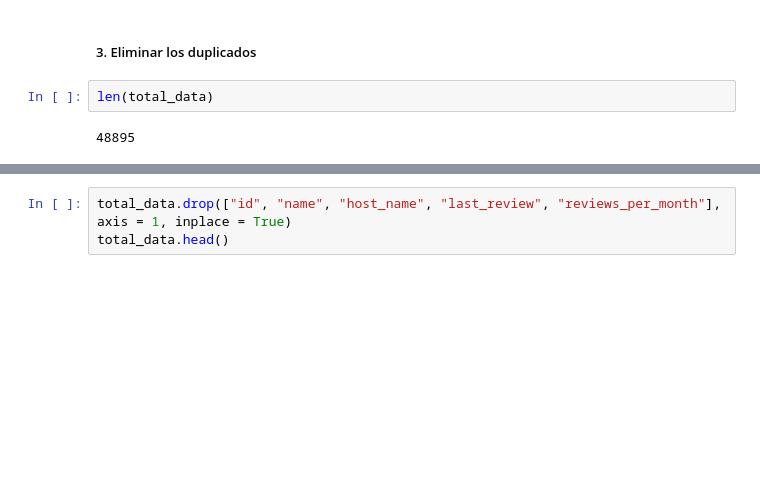
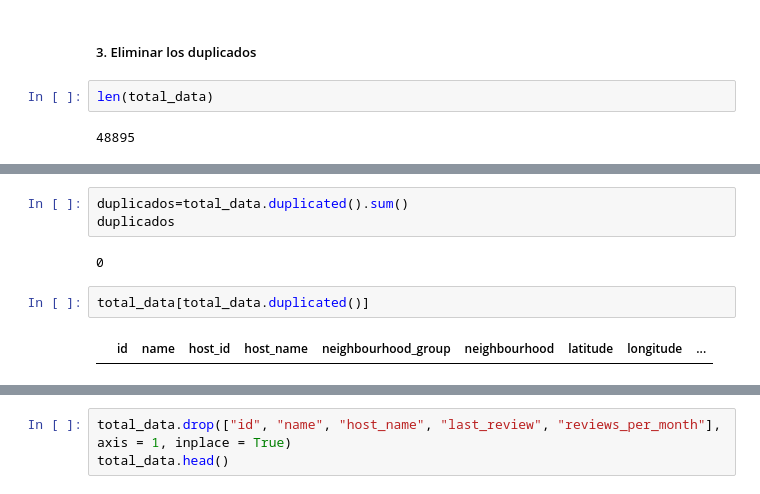
Before and after one commit to OlgaKurganova/EDA, a Jupyter notebook: src/explore.ipynb, the cells around one changed output, grey strips where cells are left out. Drawn from its saved outputs; the diff is of its cells as text; blank space fills up the shorter version.

```diff
--- a/src/explore.ipynb
+++ b/src/explore.ipynb
@@ -101,3 +94,12 @@ total_data.head()
+# %%
+duplicados=total_data.duplicated().sum()
+duplicados
+# %% [output]
+0
+# %%
+total_data[total_data.duplicated()]
+# %% [output]
+|  | id | name | host_id | host_name | neighbourhood_group | neighbourhood | latitude | longitude | ... |
 # %%
 #total_data['name'].duplicated().sum()
 #total_data['host_id'].duplicated().sum()
```
Also changed, not shown: parts of 4 cells of this notebook, 1 other file.
